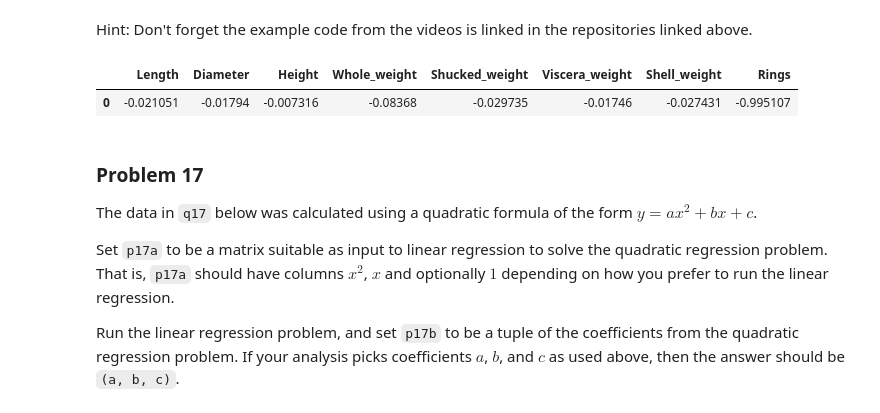
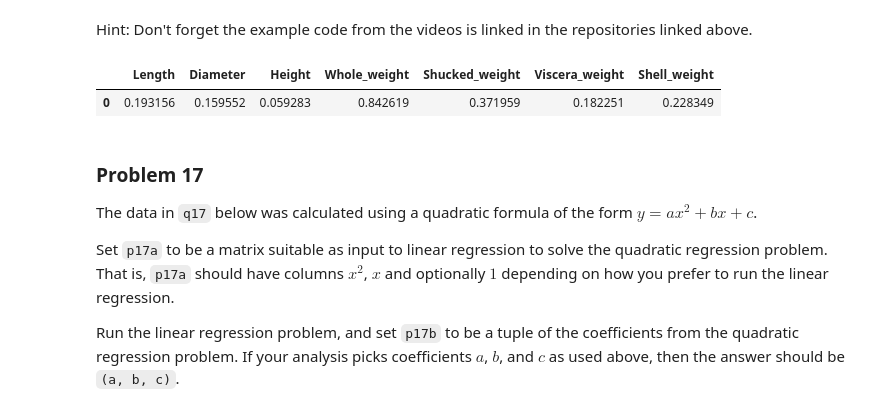
Before and after one commit to taylorjmellon/dx601-homework-08, a Jupyter notebook: homework.ipynb, the cells around one changed output. Saved outputs shown, nothing was run; the diff lists cells and outputs as text; code cells hidden in the pictures.

```diff
--- a/homework.ipynb
+++ b/homework.ipynb
@@ -353,23 +353,22 @@ Set `p16` to the first principal component of the abalone data set.
 Give it in the form of a one row data frame like in the Palmer Penguins example.
 # %% [markdown]
 Hint: Don't forget the example code from the videos is linked in the repositories linked above.
-# %%
-# YOUR CHANGES HERE
-
-abalone = pd.read_csv("abalone.tsv", sep="\t")
-abalone_numeric_columns = abalone.select_dtypes('number').columns
-X = abalone[abalone_numeric_columns].dropna()
-X_centered = X - X.mean()
-cov_matrix = np.cov(X_centered, rowvar=False)
-values, vectors = np.linalg.eigh(cov_matrix)
-order = np.argsort(values)[::-1]
-vectors = vectors[:, order]
-abalone_components = pd.DataFrame(vectors.T, columns=abalone_numeric_columns)
-p16 = pd.DataFrame([abalone_components.iloc[0]], columns=abalone_numeric_columns)
-p16
-# %% [output]
-|  | Length | Diameter | Height | Whole_weight | Shucked_weight | Viscera_weight | Shell_weight | Rings |
-| 0 | -0.021051 | -0.01794 | -0.007316 | -0.08368 | -0.029735 | -0.01746 | -0.027431 | -0.995107 |
+# %%
+# YOUR CHANGES HERE
+import matplotlib.pyplot as plt
+import pandas as pd
+from sklearn.decomposition import PCA
+
+abalone_data = pd.read_csv("abalone.tsv", sep="\t")
+abalone_numeric_columns = [c for c in abalone.columns if abalone[c].dtype.name == 'float64']
+pca = PCA()
+pca.fit(abalone[abalone_numeric_columns].dropna())
+first_pc = pca.components_[0]
+p16 = pd.DataFrame([first_pc], columns = abalone_numeric_columns)
+p16
+# %% [output]
+|  | Length | Diameter | Height | Whole_weight | Shucked_weight | Viscera_weight | Shell_weight |
+| 0 | 0.193156 | 0.159552 | 0.059283 | 0.842619 | 0.371959 | 0.182251 | 0.228349 |
 # %% [markdown]
 ### Problem 17
 
```
